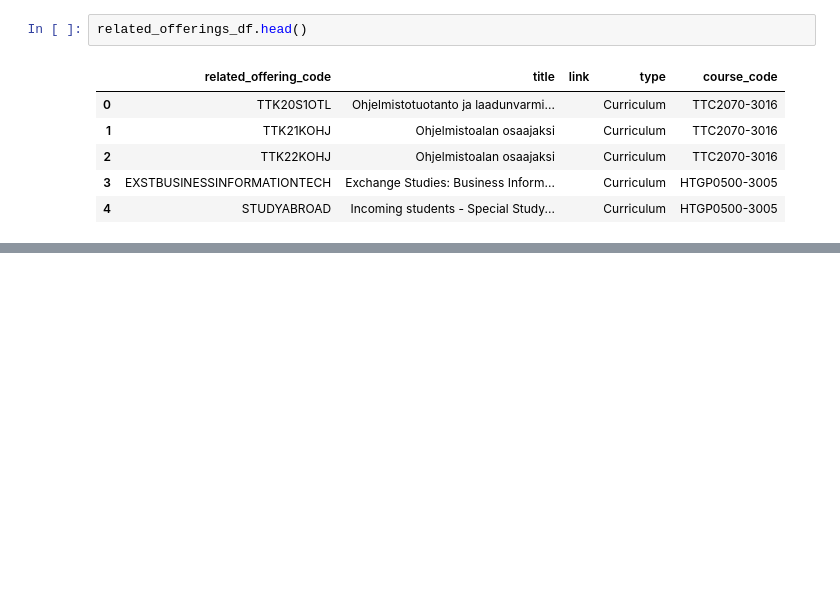
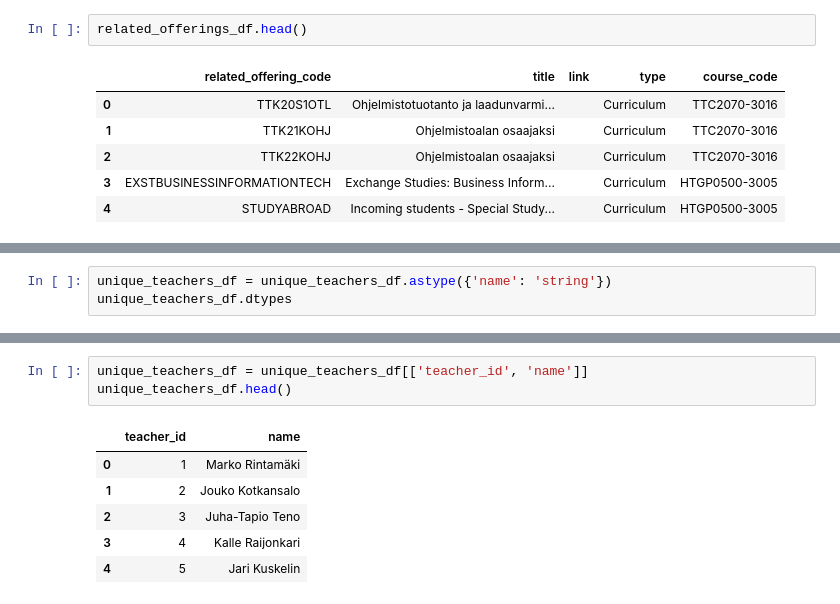
Before and after one commit to tea-ok/JAMK-course-review, a Jupyter notebook: data/cleaning_and_preparation.ipynb, the cells around one changed output, grey strips where cells are left out. Saved outputs shown, nothing was run; the diff lists cells and outputs as text; blank space fills up the shorter version.

```diff
--- a/data/cleaning_and_preparation.ipynb
+++ b/data/cleaning_and_preparation.ipynb
@@ -357,0 +409,3 @@ related_offerings_df.head()
+# %%
+unique_teachers_df = unique_teachers_df.astype({'name': 'string'})
+unique_teachers_df.dtypes
@@ -357,0 +430,10 @@ related_offerings_df.head()
+# %%
+unique_teachers_df = unique_teachers_df[['teacher_id', 'name']]
+unique_teachers_df.head()
+# %% [output]
+|  | teacher_id | name |
+| 0 | 1 | Marko Rintamäki |
+| 1 | 2 | Jouko Kotkansalo |
+| 2 | 3 | Juha-Tapio Teno |
+| 3 | 4 | Kalle Raijonkari |
+| 4 | 5 | Jari Kuskelin |
```
Also changed, not shown: parts of 9 cells of this notebook, 13 other files.
